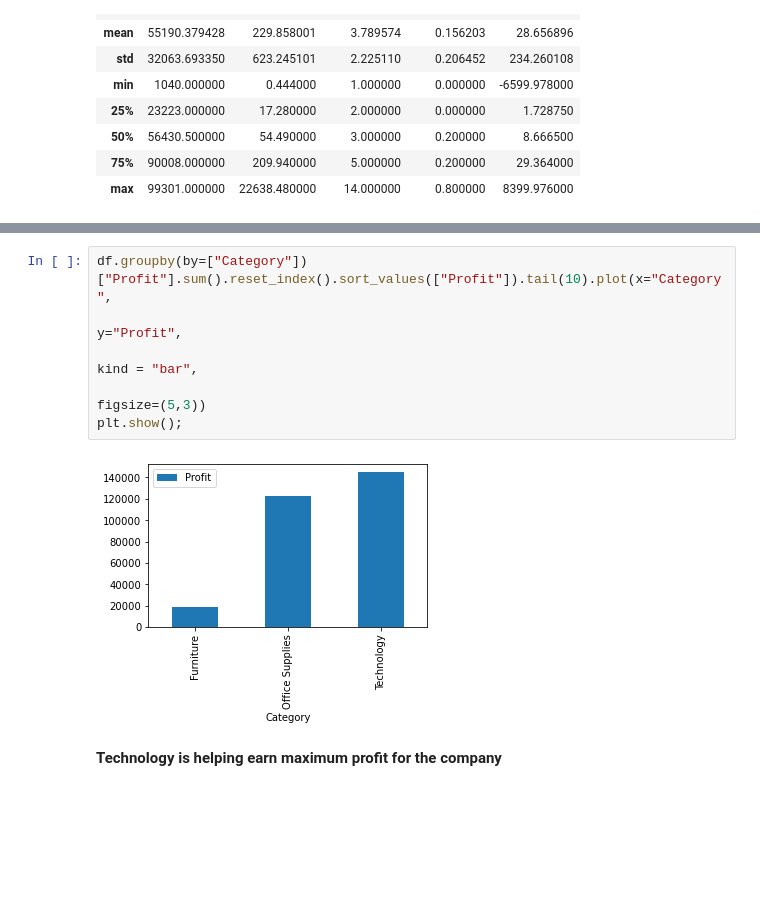
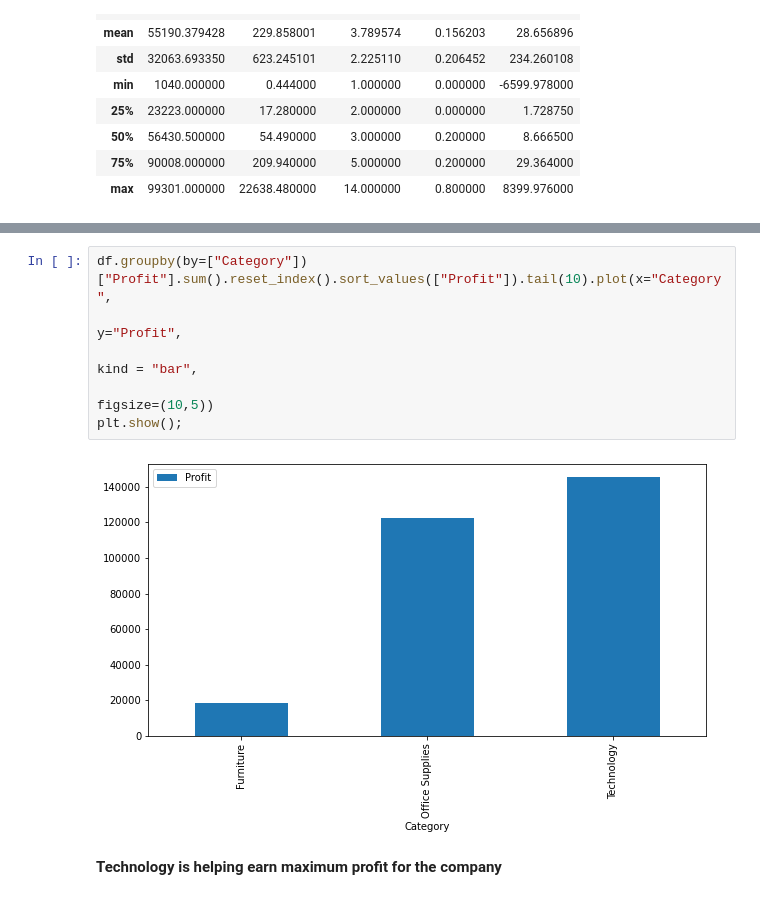
Before and after one commit to archydixit/Grip_Task_1, a Jupyter notebook: sol_task_3.ipynb, the cells around one changed output, grey strips where cells are left out. Drawn from its saved outputs; the diff is of its cells as text; blank space fills up the shorter version.

```diff
--- a/sol_task_3.ipynb
+++ b/sol_task_3.ipynb
@@ -41,11 +57,11 @@ df.describe()
 # %%
 df.groupby(by=["Category"])["Profit"].sum().reset_index().sort_values(["Profit"]).tail(10).plot(x="Category",
                                                                                                         y="Profit",
                                                                                                         kind = "bar",
-                                                                                                         figsize=(5,3))
+                                                                                                         figsize=(10,5))
 plt.show();
 # %% [output]
-[figure, old version]
+[figure, new version]
 # %% [markdown]
 ****Technology is helping earn maximum profit for the company****
 # %%
```
Also changed, not shown: parts of 7 cells of this notebook.
